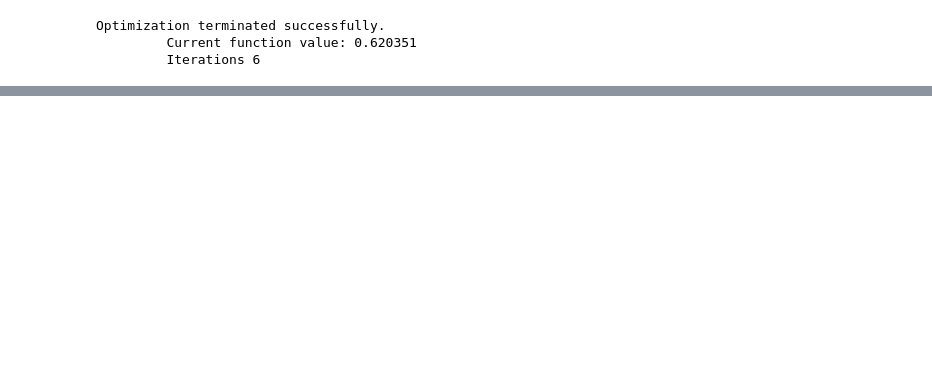
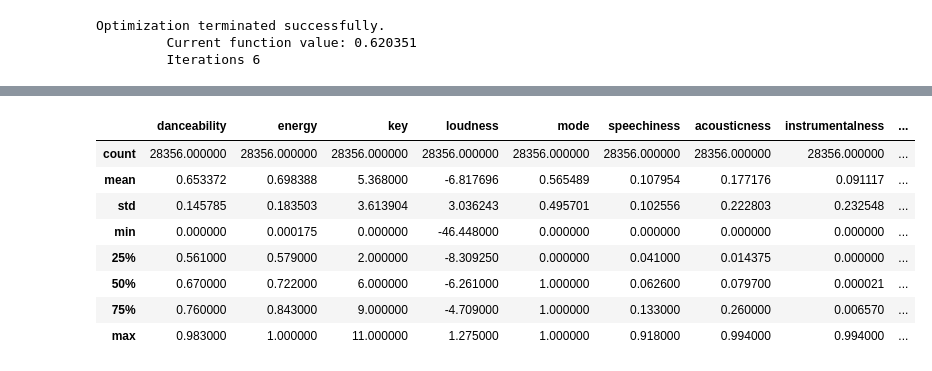
Before and after one commit to vas610/cmpinf-2100_introduction_data_centric_computing, a Jupyter notebook: week14/assignment/eda/Srinivasa_Raghavan_Vasanth_Madhavan_Modeling.ipynb, the cells around one changed output, grey strips where cells are left out. Cells and saved outputs as stored; diff of their text form; code cells hidden in the pictures; blank space fills up the shorter version.

```diff
--- a/week14/assignment/eda/Srinivasa_Raghavan_Vasanth_Madhavan_Modeling.ipynb
+++ b/week14/assignment/eda/Srinivasa_Raghavan_Vasanth_Madhavan_Modeling.ipynb
@@ -518,0 +561,12 @@ dtype: bool
+# %%
+df.describe()
+# %% [output]
+|  | danceability | energy | key | loudness | mode | speechiness | acousticness | instrumentalness | ... |
+| count | 28356.000000 | 28356.000000 | 28356.000000 | 28356.000000 | 28356.000000 | 28356.000000 | 28356.000000 | 28356.000000 | ... |
+| mean | 0.653372 | 0.698388 | 5.368000 | -6.817696 | 0.565489 | 0.107954 | 0.177176 | 0.091117 | ... |
+| std | 0.145785 | 0.183503 | 3.613904 | 3.036243 | 0.495701 | 0.102556 | 0.222803 | 0.232548 | ... |
+| min | 0.000000 | 0.000175 | 0.000000 | -46.448000 | 0.000000 | 0.000000 | 0.000000 | 0.000000 | ... |
+| 25% | 0.561000 | 0.579000 | 2.000000 | -8.309250 | 0.000000 | 0.041000 | 0.014375 | 0.000000 | ... |
+| 50% | 0.670000 | 0.722000 | 6.000000 | -6.261000 | 1.000000 | 0.062600 | 0.079700 | 0.000021 | ... |
+| 75% | 0.760000 | 0.843000 | 9.000000 | -4.709000 | 1.000000 | 0.133000 | 0.260000 | 0.006570 | ... |
+| max | 0.983000 | 1.000000 | 11.000000 | 1.275000 | 1.000000 | 0.918000 | 0.994000 | 0.994000 | ... |
```
Also changed, not shown: parts of 16 cells of this notebook.
